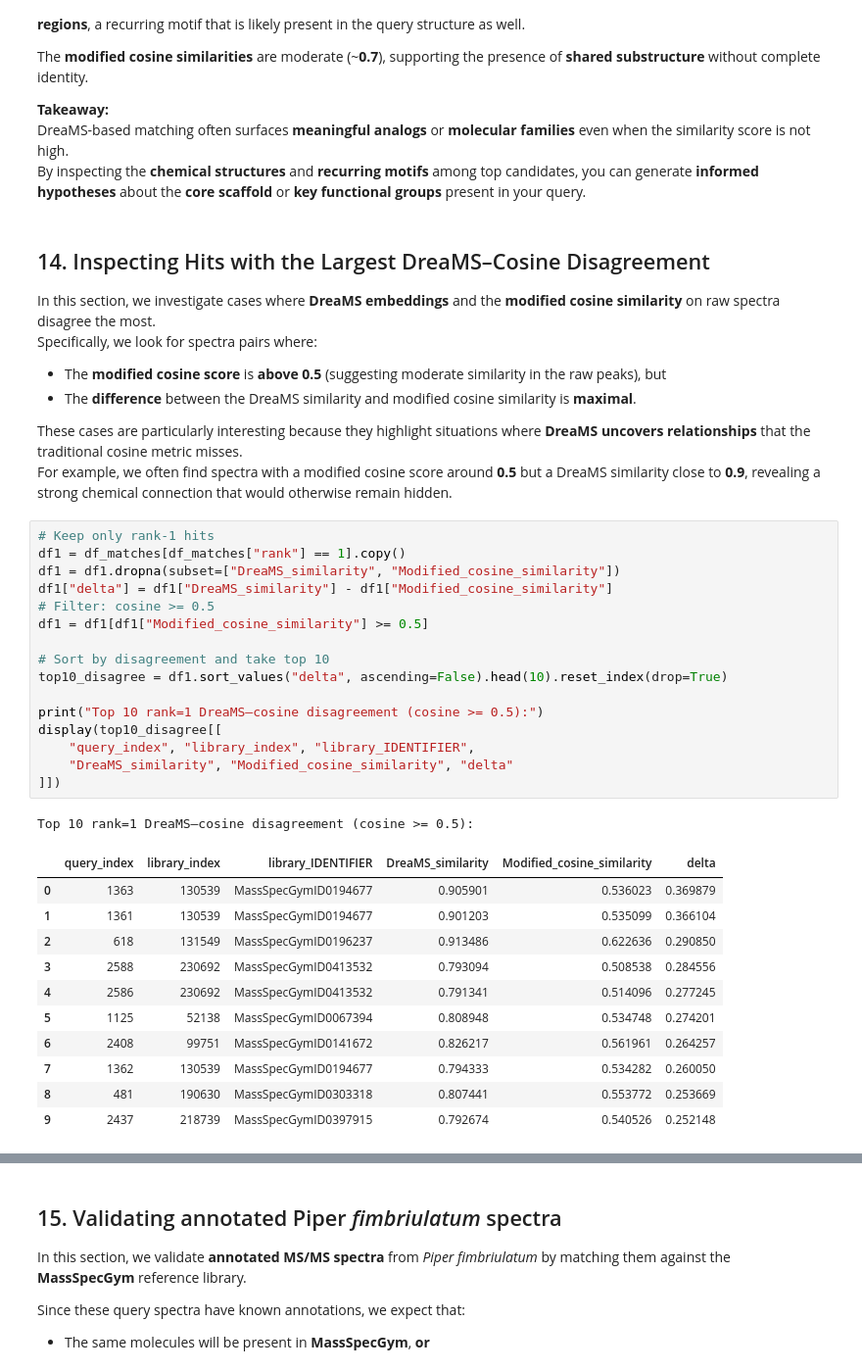
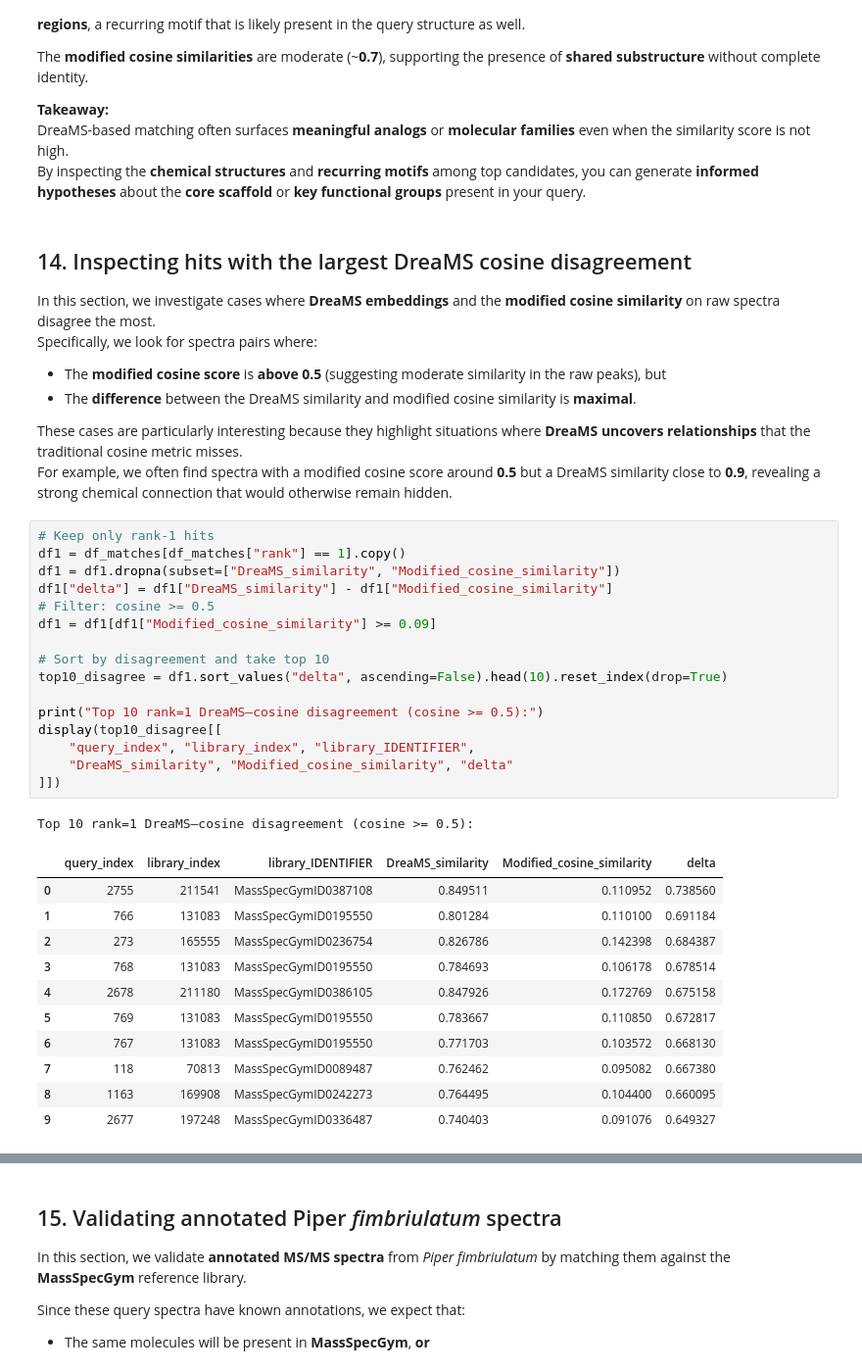
Before and after one commit to pluskal-lab/DreaMS_MIMB, a Jupyter notebook: notebooks/3_library_matching.ipynb, the cells around one changed output, grey strips where cells are left out. Shown at 98% size. Drawn from its saved outputs; the diff is of its cells as text.

```diff
--- a/notebooks/3_library_matching.ipynb
+++ b/notebooks/3_library_matching.ipynb
@@ -521,7 +513,7 @@ The **modified cosine similarities** are moderate (~**0.7**), supporting the pre
 DreaMS-based matching often surfaces **meaningful analogs** or **molecular families** even when the similarity score is not high.
 By inspecting the **chemical structures** and **recurring motifs** among top candidates, you can generate **informed hypotheses** about the **core scaffold** or **key functional groups** present in your query.
 # %% [markdown]
-## 14. Inspecting Hits with the Largest DreaMS–Cosine Disagreement
+## 14. Inspecting hits with the largest DreaMS cosine disagreement
 
 In this section, we investigate cases where **DreaMS embeddings** and the **modified cosine similarity** on raw spectra disagree the most.
 Specifically, we look for spectra pairs where:
@@ -534,32 +526,32 @@ For example, we often find spectra with a modified cosine score around **0.5** b
 # %%
 # Keep only rank-1 hits
 df1 = df_matches[df_matches["rank"] == 1].copy()
 df1 = df1.dropna(subset=["DreaMS_similarity", "Modified_cosine_similarity"])
 df1["delta"] = df1["DreaMS_similarity"] - df1["Modified_cosine_similarity"]
 # Filter: cosine >= 0.5
-df1 = df1[df1["Modified_cosine_similarity"] >= 0.5]
+df1 = df1[df1["Modified_cosine_similarity"] >= 0.09]
 
 # Sort by disagreement and take top 10
 top10_disagree = df1.sort_values("delta", ascending=False).head(10).reset_index(drop=True)
 
 print("Top 10 rank=1 DreaMS–cosine disagreement (cosine >= 0.5):")
 display(top10_disagree[[
     "query_index", "library_index", "library_IDENTIFIER",
     "DreaMS_similarity", "Modified_cosine_similarity", "delta"
 ]])
 # %% [output]
 Top 10 rank=1 DreaMS–cosine disagreement (cosine >= 0.5):
 |  | query_index | library_index | library_IDENTIFIER | DreaMS_similarity | Modified_cosine_similarity | delta |
-| 0 | 1363 | 130539 | MassSpecGymID0194677 | 0.905901 | 0.536023 | 0.369879 |
-| 1 | 1361 | 130539 | MassSpecGymID0194677 | 0.901203 | 0.535099 | 0.366104 |
-| 2 | 618 | 131549 | MassSpecGymID0196237 | 0.913486 | 0.622636 | 0.290850 |
-| 3 | 2588 | 230692 | MassSpecGymID0413532 | 0.793094 | 0.508538 | 0.284556 |
-| 4 | 2586 | 230692 | MassSpecGymID0413532 | 0.791341 | 0.514096 | 0.277245 |
-| 5 | 1125 | 52138 | MassSpecGymID0067394 | 0.808948 | 0.534748 | 0.274201 |
-| 6 | 2408 | 99751 | MassSpecGymID0141672 | 0.826217 | 0.561961 | 0.264257 |
-| 7 | 1362 | 130539 | MassSpecGymID0194677 | 0.794333 | 0.534282 | 0.260050 |
-| 8 | 481 | 190630 | MassSpecGymID0303318 | 0.807441 | 0.553772 | 0.253669 |
-| 9 | 2437 | 218739 | MassSpecGymID0397915 | 0.792674 | 0.540526 | 0.252148 |
+| 0 | 2755 | 211541 | MassSpecGymID0387108 | 0.849511 | 0.110952 | 0.738560 |
+| 1 | 766 | 131083 | MassSpecGymID0195550 | 0.801284 | 0.110100 | 0.691184 |
+| 2 | 273 | 165555 | MassSpecGymID0236754 | 0.826786 | 0.142398 | 0.684387 |
+| 3 | 768 | 131083 | MassSpecGymID0195550 | 0.784693 | 0.106178 | 0.678514 |
+| 4 | 2678 | 211180 | MassSpecGymID0386105 | 0.847926 | 0.172769 | 0.675158 |
+| 5 | 769 | 131083 | MassSpecGymID0195550 | 0.783667 | 0.110850 | 0.672817 |
+| 6 | 767 | 131083 | MassSpecGymID0195550 | 0.771703 | 0.103572 | 0.668130 |
+| 7 | 118 | 70813 | MassSpecGymID0089487 | 0.762462 | 0.095082 | 0.667380 |
+| 8 | 1163 | 169908 | MassSpecGymID0242273 | 0.764495 | 0.104400 | 0.660095 |
+| 9 | 2677 | 197248 | MassSpecGymID0336487 | 0.740403 | 0.091076 | 0.649327 |
 # %%
 for row in top10_disagree.itertuples():
     qi    = int(row.query_index)
```
Also changed, not shown: parts of 8 cells of this notebook.
